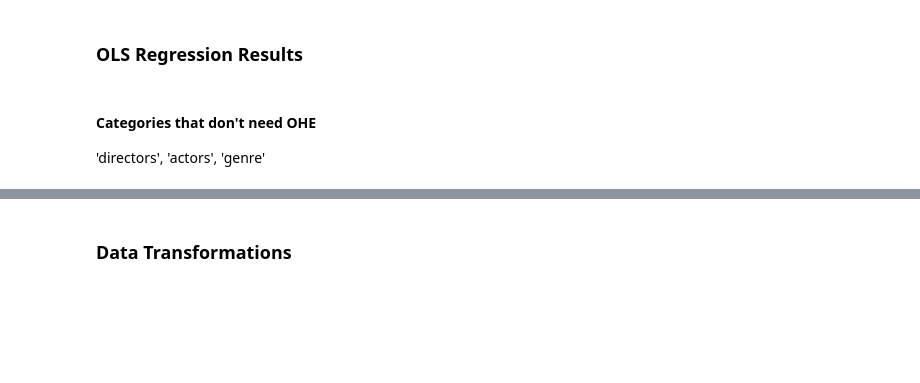
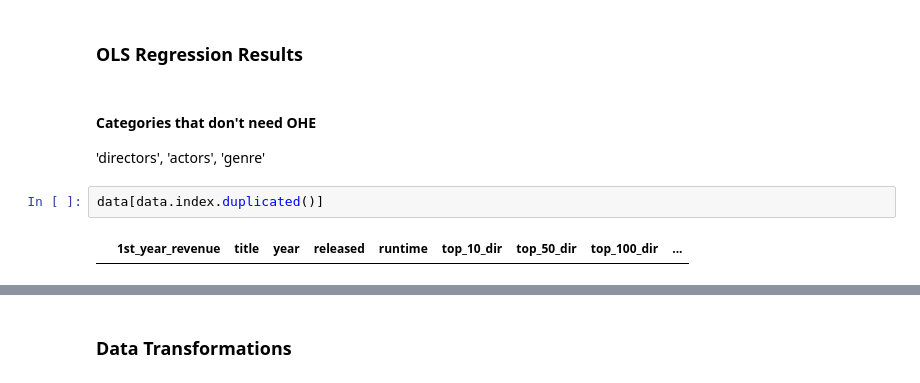
Before and after one commit to rolex-price-estimator/Gross-Movie-Revenues, a Jupyter notebook: src/model/Pipeline Model Setup.ipynb, the cells around one changed output, grey strips where cells are left out. Cells and saved outputs as stored; diff of their text form; blank space fills up the shorter version.

```diff
--- a/src/model/Pipeline Model Setup.ipynb
+++ b/src/model/Pipeline Model Setup.ipynb
@@ -63,3 +85,7 @@ print(res.params)
 # %% [markdown]
 #### Categories that don't need OHE
 'directors', 'actors', 'genre'
+# %%
+data[data.index.duplicated()]
+# %% [output]
+|  | 1st_year_revenue | title | year | released | runtime | top_10_dir | top_50_dir | top_100_dir | ... |
```
Also changed, not shown: parts of 9 cells of this notebook.
